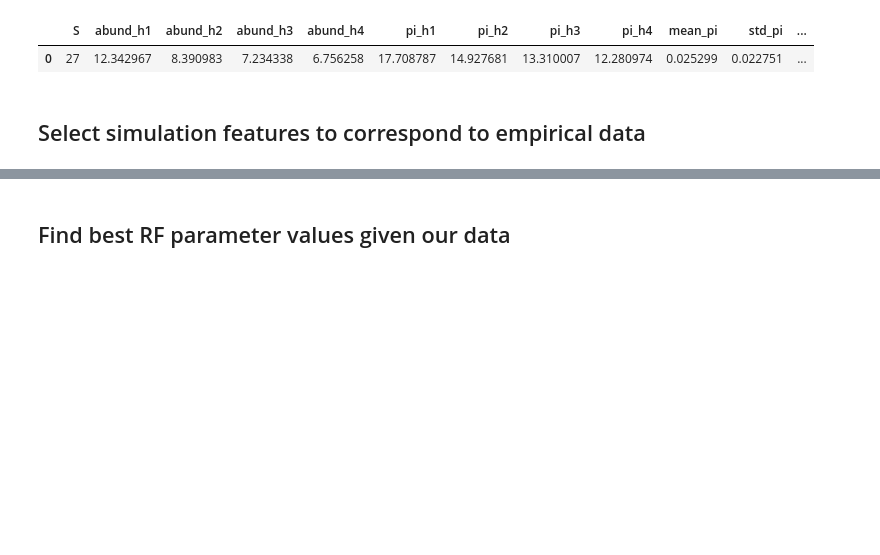
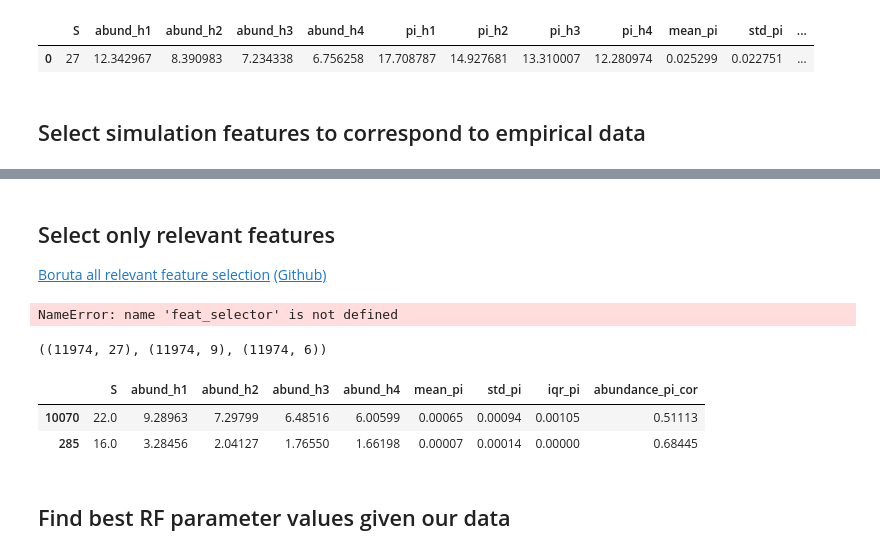
Before and after one commit to messDiv/MESS, a Jupyter notebook: jupyter-notebooks/ml/RF-Weevil-testing.ipynb, the cells around one changed output, grey strips where cells are left out. Saved outputs shown, nothing was run; the diff lists cells and outputs as text; code cells hidden in the pictures; blank space fills up the shorter version.

```diff
--- a/jupyter-notebooks/ml/RF-Weevil-testing.ipynb
+++ b/jupyter-notebooks/ml/RF-Weevil-testing.ipynb
@@ -85,3 +127,40 @@ Xtrain[:2]
+# %% [markdown]
+## Select only relevant features
+[Boruta all relevant feature selection](http://danielhomola.com/2015/05/08/borutapy-an-all-relevant-feature-selection-method/) [(Github)](https://github.com/scikit-learn-contrib/boruta_py)
+# %%
+def feature_selection(X, y, verbose=False):
+    tmpX = X.values
+    tmpy = y.values
+    #rf = RandomForestRegressor(*{'warm_start': False, 'oob_score': False, 'n_jobs': -1, 'min_impurity_decrease': 0.0, 'verbose': 0, 'max_leaf_nodes': None, 'bootstrap': False, 'min_samples_leaf': 4, 'n_estimators': 600, 'min_samples_split': 2, 'min_weight_fraction_leaf': 0.0, 'criterion': 'mse', 'random_state': None, 'min_impurity_split': None, 'max_features': 'auto', 'max_depth': 60})
+    rf = RandomForestRegressor(n_jobs=-1, n_estimators=600, max_depth=5)
+
+    # define Boruta feature selection method
+    feat_selector = BorutaPy(rf, n_estimators='auto', verbose=0, random_state=1)
+    np.warnings.filterwarnings('ignore')
+    feat_selector.fit(tmpX, tmpy)
+
+    # check ranking of features
+    if verbose: print(feat_selector.ranking_)
+    X_filtered = feat_selector.transform(tmpX)
+    ## Use feat_selector.support_weak_ to include more variables
+    X_filtered = pd.DataFrame(X_filtered, columns = X.columns[feat_selector.support_])
+    return X_filtered
+
+for target in ["_lambda"]:#targets:
+    X_filtered = feature_selection(X, y[target])
+    print(target, X_filtered.columns)
+# %% [output]
+NameError: name 'feat_selector' is not defined
+# %%
+## Split the data
+print(X.shape, X_filtered.shape, y.shape)
+Xtrain, Xtest, ytrain, ytest = train_test_split(X_filtered, y)
+Xtrain[:2]
+# %% [output]
+((11974, 27), (11974, 9), (11974, 6))
+|  | S | abund_h1 | abund_h2 | abund_h3 | abund_h4 | mean_pi | std_pi | iqr_pi | abundance_pi_cor |
+| 10070 | 22.0 | 9.28963 | 7.29799 | 6.48516 | 6.00599 | 0.00065 | 0.00094 | 0.00105 | 0.51113 |
+| 285 | 16.0 | 3.28456 | 2.04127 | 1.76550 | 1.66198 | 0.00007 | 0.00014 | 0.00000 | 0.68445 |
 # %% [markdown]
 ## Find best RF parameter values given our data
 # %%
```
Also changed, not shown: parts of 9 cells of this notebook, 5 other files.
